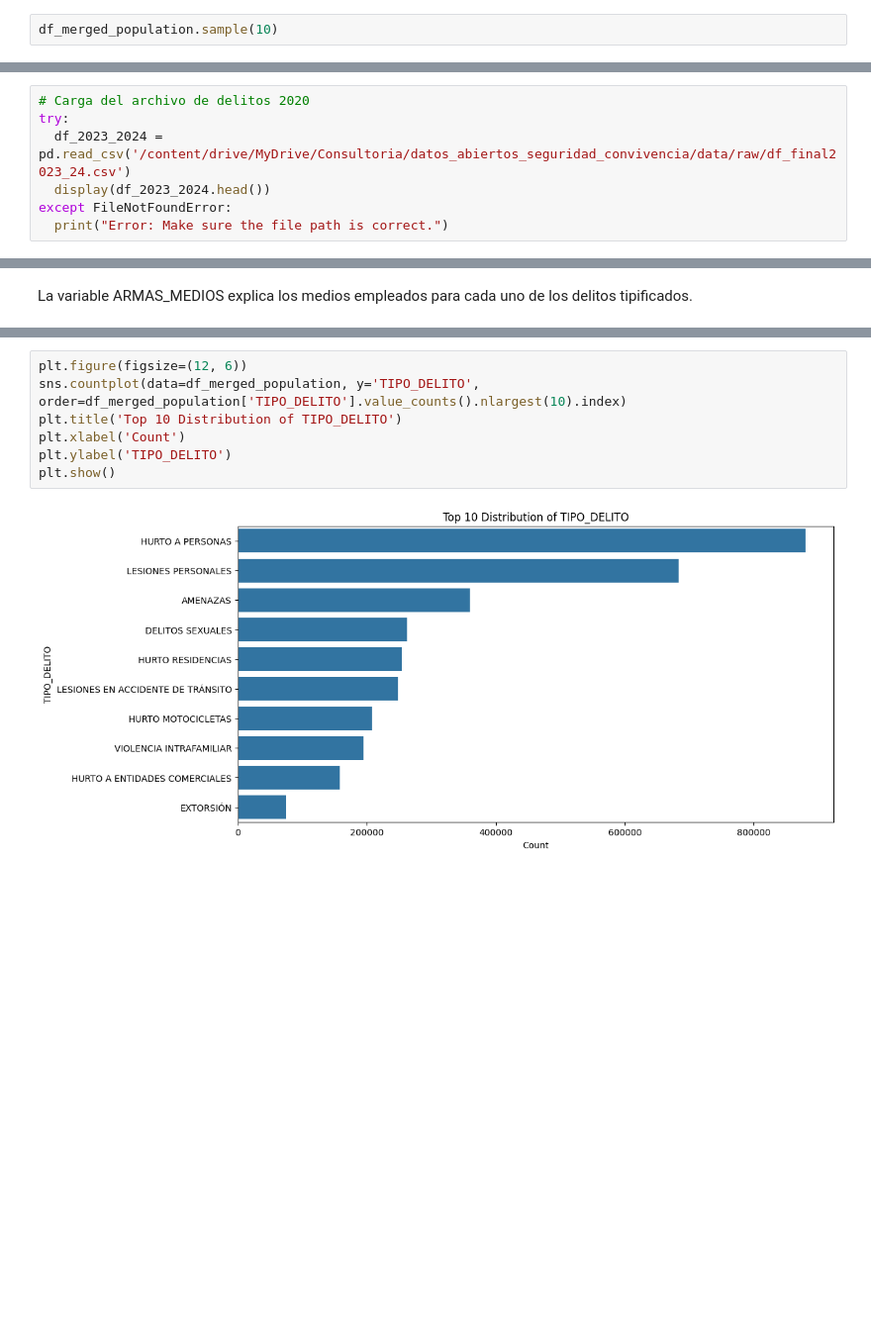
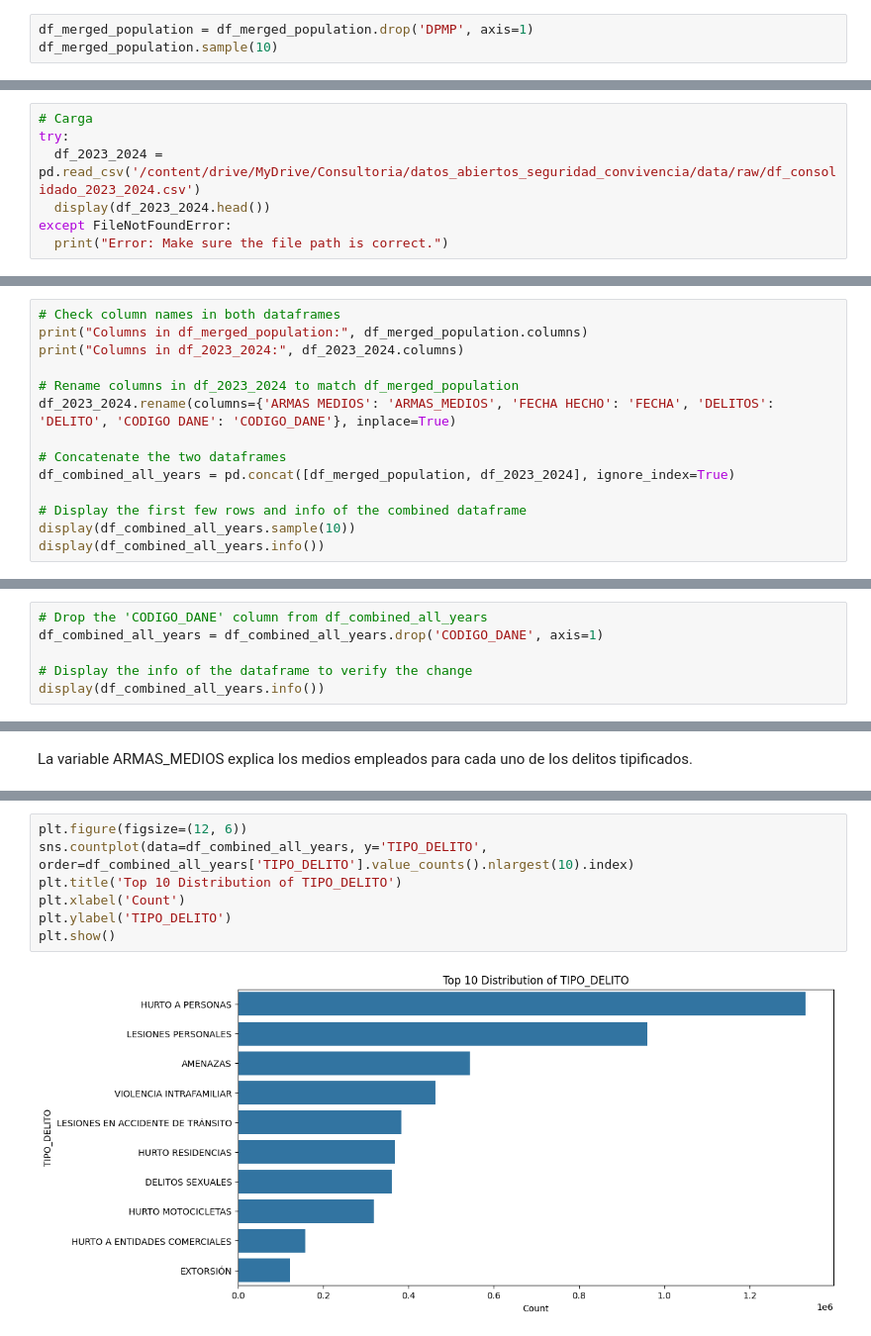
Before and after one commit to ustadistica/Datos-abiertos-Seguridad-y-Convivencia, a Jupyter notebook: notebooks/8_2020_21_22_divipola_poblacion.ipynb, the cells around one changed output, grey strips where cells are left out. Shown at 99% size. Cells and saved outputs as stored; diff of their text form; blank space fills up the shorter version.

```diff
--- a/notebooks/8_2020_21_22_divipola_poblacion.ipynb
+++ b/notebooks/8_2020_21_22_divipola_poblacion.ipynb
@@ -523,4 +636,5 @@ None
 # %%
+df_merged_population = df_merged_population.drop('DPMP', axis=1)
 df_merged_population.sample(10)
 # %% [output]
 |  | ARMAS_MEDIOS | FECHA | CANTIDAD | TIPO_DELITO | GENERO | AGRUPA_EDAD_PERSONA | DELITO | ... |
@@ -599,9 +714,9 @@ df_merged_population.sample(15)
 # %% [markdown]
 # 2023 y 2024
 # %%
-# Carga del archivo de delitos 2020
+# Carga
 try:
-  df_2023_2024 = pd.read_csv('/content/drive/MyDrive/Consultoria/datos_abiertos_seguridad_convivencia/data/raw/df_final2023_24.csv')
+  df_2023_2024 = pd.read_csv('/content/drive/MyDrive/Consultoria/datos_abiertos_seguridad_convivencia/data/raw/df_consolidado_2023_2024.csv')
   display(df_2023_2024.head())
 except FileNotFoundError:
   print("Error: Make sure the file path is correct.")
@@ -679,0 +777,14 @@ df_2023_2024.head()
+# %%
+# Check column names in both dataframes
+print("Columns in df_merged_population:", df_merged_population.columns)
+print("Columns in df_2023_2024:", df_2023_2024.columns)
+
+# Rename columns in df_2023_2024 to match df_merged_population
+df_2023_2024.rename(columns={'ARMAS MEDIOS': 'ARMAS_MEDIOS', 'FECHA HECHO': 'FECHA', 'DELITOS': 'DELITO', 'CODIGO DANE': 'CODIGO_DANE'}, inplace=True)
+
+# Concatenate the two dataframes
+df_combined_all_years = pd.concat([df_merged_population, df_2023_2024], ignore_index=True)
+
+# Display the first few rows and info of the combined dataframe
+display(df_combined_all_years.sample(10))
+display(df_combined_all_years.info())
@@ -679,0 +833,6 @@ df_2023_2024.head()
+# %%
+# Drop the 'CODIGO_DANE' column from df_combined_all_years
+df_combined_all_years = df_combined_all_years.drop('CODIGO_DANE', axis=1)
+
+# Display the info of the dataframe to verify the change
+display(df_combined_all_years.info())
@@ -737,11 +935,11 @@ plt.show()
 # %%
 plt.figure(figsize=(12, 6))
-sns.countplot(data=df_merged_population, y='TIPO_DELITO', order=df_merged_population['TIPO_DELITO'].value_counts().nlargest(10).index)
+sns.countplot(data=df_combined_all_years, y='TIPO_DELITO', order=df_combined_all_years['TIPO_DELITO'].value_counts().nlargest(10).index)
 plt.title('Top 10 Distribution of TIPO_DELITO')
 plt.xlabel('Count')
 plt.ylabel('TIPO_DELITO')
 plt.show()
 # %% [output]
-[figure, old version]
+[figure, new version]
 # %%
 plt.figure(figsize=(10, 6))
```
Also changed, not shown: parts of 43 cells of this notebook.
